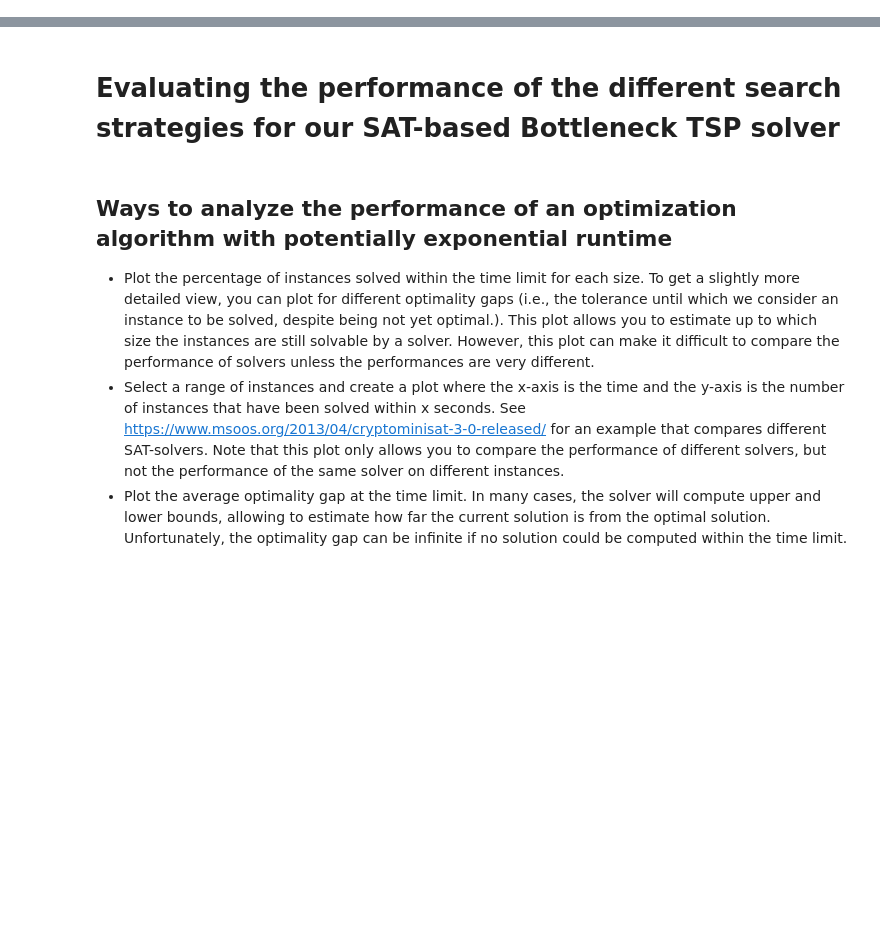
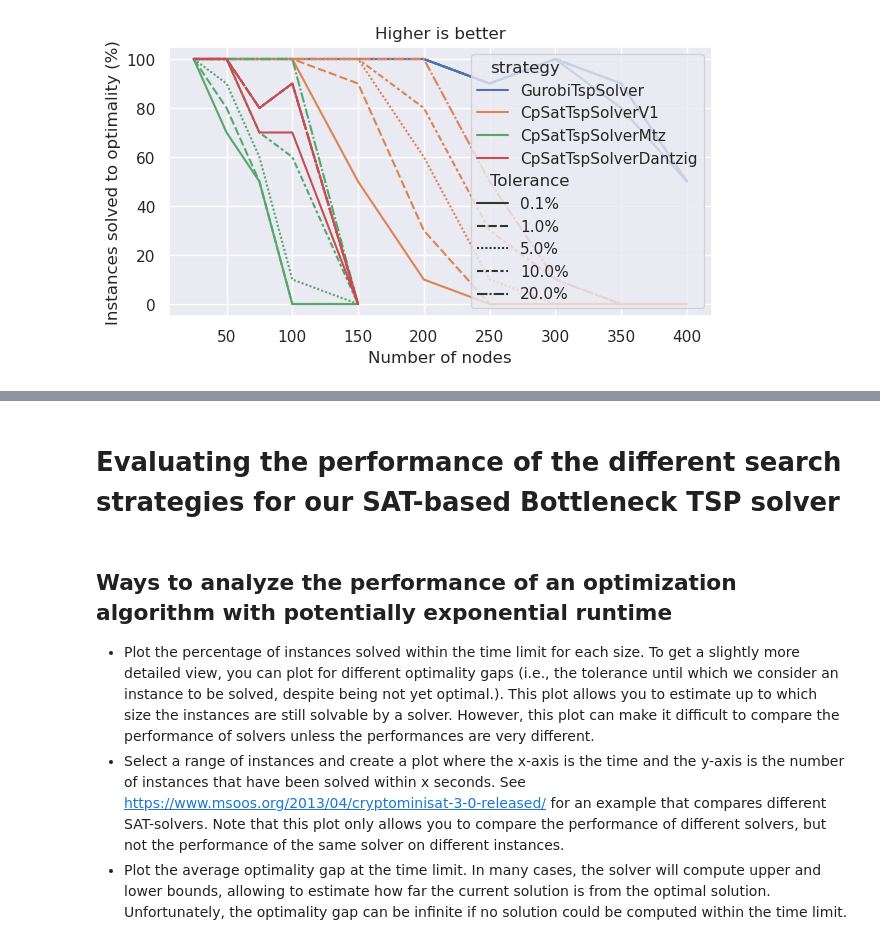
Before and after one commit to d-krupke/cpsat-primer, a Jupyter notebook: examples/tsp_evaluation/04_analyze.ipynb, the cells around one changed output, grey strips where cells are left out. Cells and saved outputs as stored; diff of their text form; code cells hidden in the pictures; blank space fills up the shorter version.

```diff
--- a/examples/tsp_evaluation/04_analyze.ipynb
+++ b/examples/tsp_evaluation/04_analyze.ipynb
@@ -2,0 +102,18 @@
+# %%
+opt_gaps = [0.001, 0.01, 0.05, 0.1, 0.2]
+data = []
+for opt_gap in opt_gaps:
+    t = results.copy()
+    t["succ"] = t["opt_gap"] <= opt_gap
+    t["Tolerance"] = f"{100*opt_gap}%"
+    data.append(t)
+t = pd.concat(data)
+t["succ_perc"] = t["succ"] * 100
+plt.figure(figsize=(7, 3.5))
+sns.lineplot(data=t, x="num_nodes", y="succ_perc", hue="strategy", style="Tolerance", errorbar=None)
+plt.ylabel("Instances solved to optimality (%)")
+plt.xlabel("Number of nodes")
+plt.title("Higher is better")
+plt.show()
+# %% [output]
+[figure, added]
```
Also changed, not shown: parts of 14 cells of this notebook, 13 other files.
